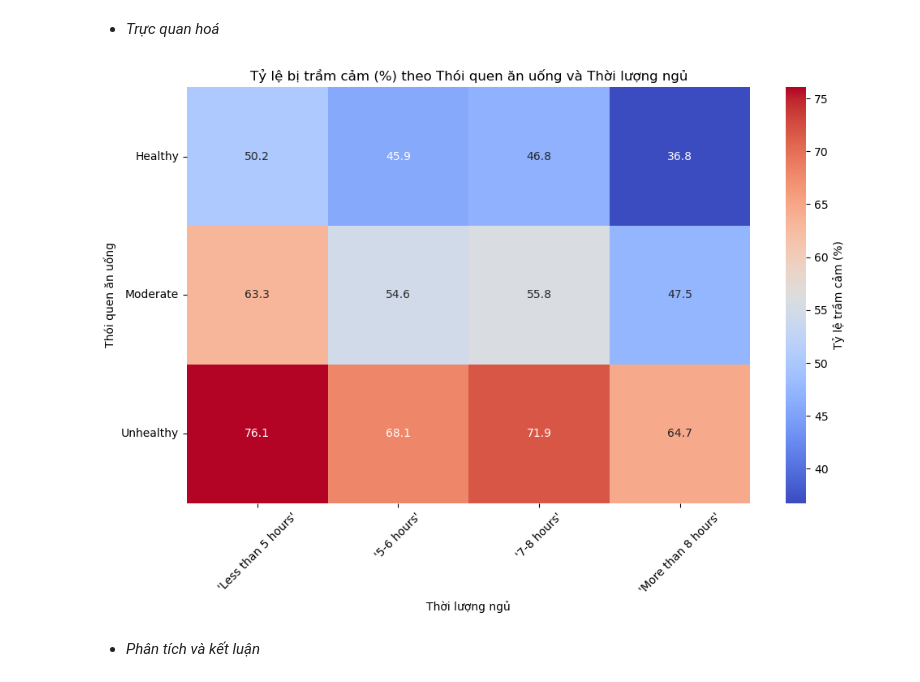
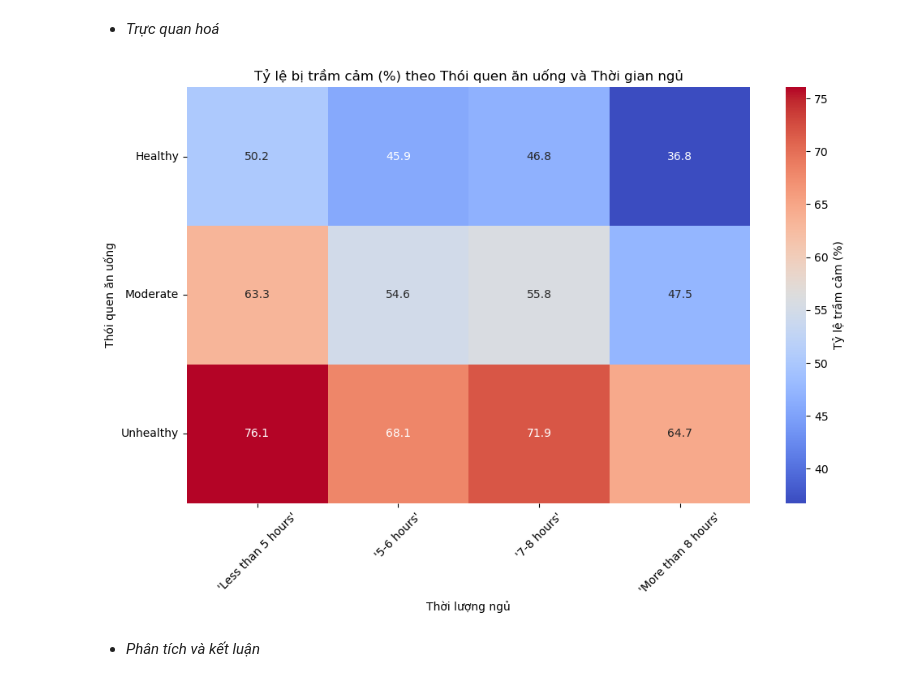
Before and after one commit to Dzivilord/Data_Insight_AI, a Jupyter notebook: src/ExploringData/Visualization_data.ipynb, the cells around one changed output. Drawn from its saved outputs; the diff is of its cells as text; code cells hidden in the pictures.

```diff
--- a/src/ExploringData/Visualization_data.ipynb
+++ b/src/ExploringData/Visualization_data.ipynb
@@ -497,32 +501,32 @@ lifestyle_df['percent'] = lifestyle_df.groupby(['Dietary Habits', 'Sleep Duratio
 # %%
 # Lấy dữ liệu bị trầm cảm
 heatmap_data = lifestyle_df[lifestyle_df['Depression'] == 1].copy()
 
 # Tạo thứ tự mong muốn
 diet_order = ['Healthy', 'Moderate', 'Unhealthy']             # từ xấu -> tốt
 sleep_order = ["'Less than 5 hours'", "'5-6 hours'", "'7-8 hours'", "'More than 8 hours'"]         # giữ nguyên
 
 # B2: Pivot thành bảng dạng (Dietary Habits x Sleep Duration) với giá trị là percent
 heatmap_data = heatmap_data.pivot(index='Dietary Habits', columns='Sleep Duration', values='percent')
 
 # Sắp xếp lại index (hàng) theo thứ tự mong muốn
 heatmap_data = heatmap_data.reindex(diet_order)
 
 # Sắp xếp lại columns (cột) theo thứ tự mong muốn
 heatmap_data = heatmap_data[sleep_order]
 
 # B3: Vẽ heatmap
 plt.figure(figsize=(10, 7))
 sns.heatmap(heatmap_data, annot=True, fmt=".1f", cmap="coolwarm", cbar_kws={'label': 'Tỷ lệ trầm cảm (%)'})
-plt.title('Tỷ lệ bị trầm cảm (%) theo Thói quen ăn uống và Thời lượng ngủ')
+plt.title('Tỷ lệ bị trầm cảm (%) theo Thói quen ăn uống và Thời gian ngủ')
 plt.xlabel('Thời lượng ngủ')
 plt.ylabel('Thói quen ăn uống')
 plt.xticks(rotation=45)
 plt.yticks(rotation=0)
 plt.tight_layout()
 plt.show()
 # %% [output]
-[figure, old version]
+[figure, new version]
 # %% [markdown]
 * <span style="font-style:italic;">Phân tích và kết luận</span>
 # %% [markdown]
```
Also changed, not shown: parts of 25 cells of this notebook.
